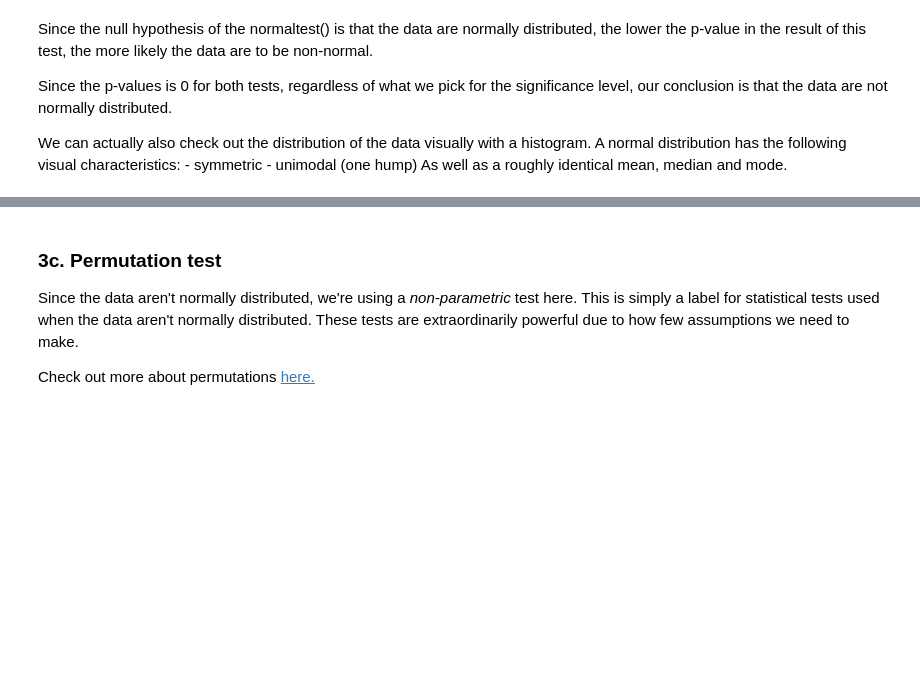
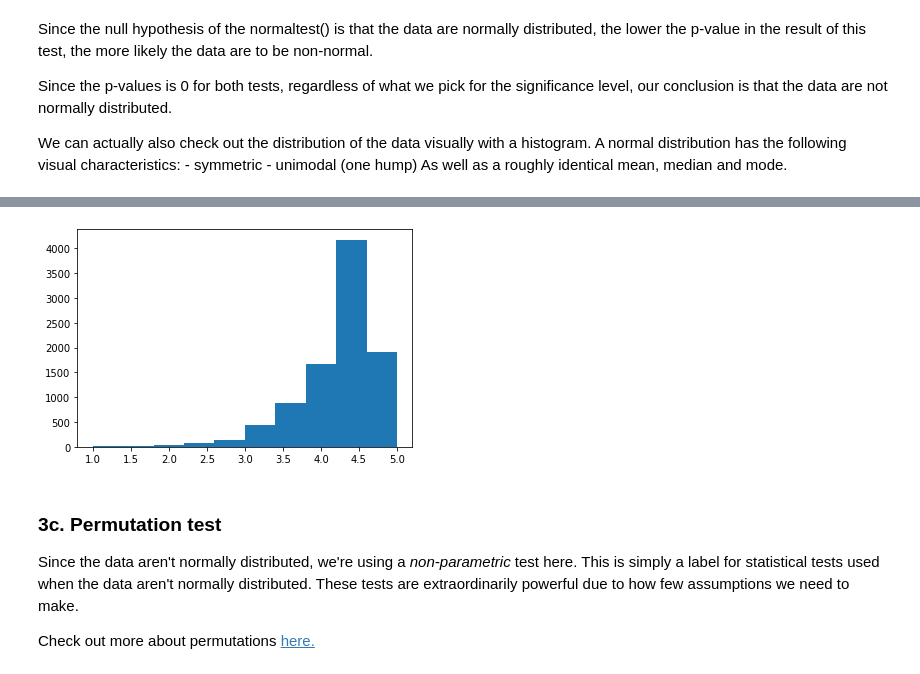
Before and after one commit to jtmcrori/Springboard, a Jupyter notebook: Springboard Apps project - Tier 3 - Complete.ipynb, the cells around one changed output, grey strips where cells are left out. Saved outputs shown, nothing was run; the diff lists cells and outputs as text; code cells hidden in the pictures; blank space fills up the shorter version.

```diff
--- a/Springboard Apps project - Tier 3 - Complete.ipynb
+++ b/Springboard Apps project - Tier 3 - Complete.ipynb
@@ -438,6 +447,8 @@ _ _ _
 # %%
 # Create a histogram of the google data
-_ _ _
+googleHist = plt.hist(google)
+# %% [output]
+[figure, added]
 # %% [markdown]
 ### 3c. Permutation test
 Since the data aren't normally distributed, we're using a *non-parametric* test here. This is simply a label for statistical tests used when the data aren't normally distributed. These tests are extraordinarily powerful due to how few assumptions we need to make.
```
Also changed, not shown: parts of 11 cells of this notebook.
